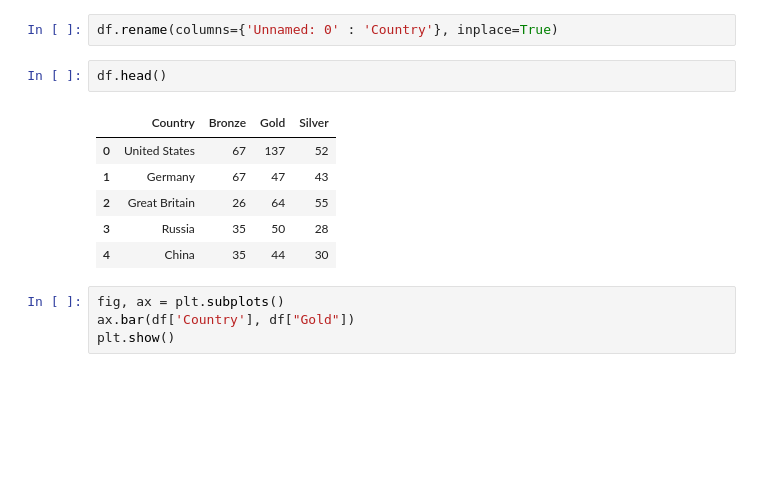
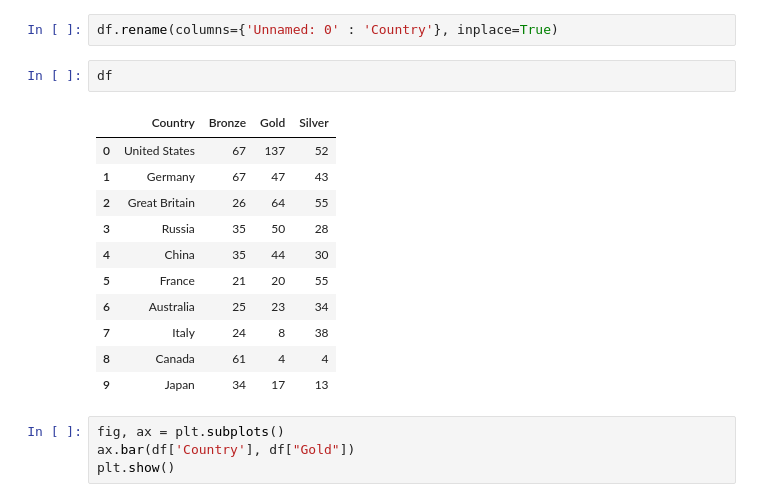
Before and after one commit to emmyvera/Python4DA, a Jupyter notebook: Matplotlib Lesson 2.ipynb, the cells around one changed output. Cells and saved outputs as stored; diff of their text form; blank space fills up the shorter version.

```diff
--- a/Matplotlib Lesson 2.ipynb
+++ b/Matplotlib Lesson 2.ipynb
@@ -15,14 +15,19 @@ df.head()
 # %%
 df.rename(columns={'Unnamed: 0' : 'Country'}, inplace=True)
 # %%
-df.head()
+df
 # %% [output]
 |  | Country | Bronze | Gold | Silver |
 | 0 | United States | 67 | 137 | 52 |
 | 1 | Germany | 67 | 47 | 43 |
 | 2 | Great Britain | 26 | 64 | 55 |
 | 3 | Russia | 35 | 50 | 28 |
 | 4 | China | 35 | 44 | 30 |
+| 5 | France | 21 | 20 | 55 |
+| 6 | Australia | 25 | 23 | 34 |
+| 7 | Italy | 24 | 8 | 38 |
+| 8 | Canada | 61 | 4 | 4 |
+| 9 | Japan | 34 | 17 | 13 |
 # %%
 fig, ax = plt.subplots()
 ax.bar(df['Country'], df["Gold"])
```
Also changed, not shown: parts of 5 cells of this notebook, 2 other files.
